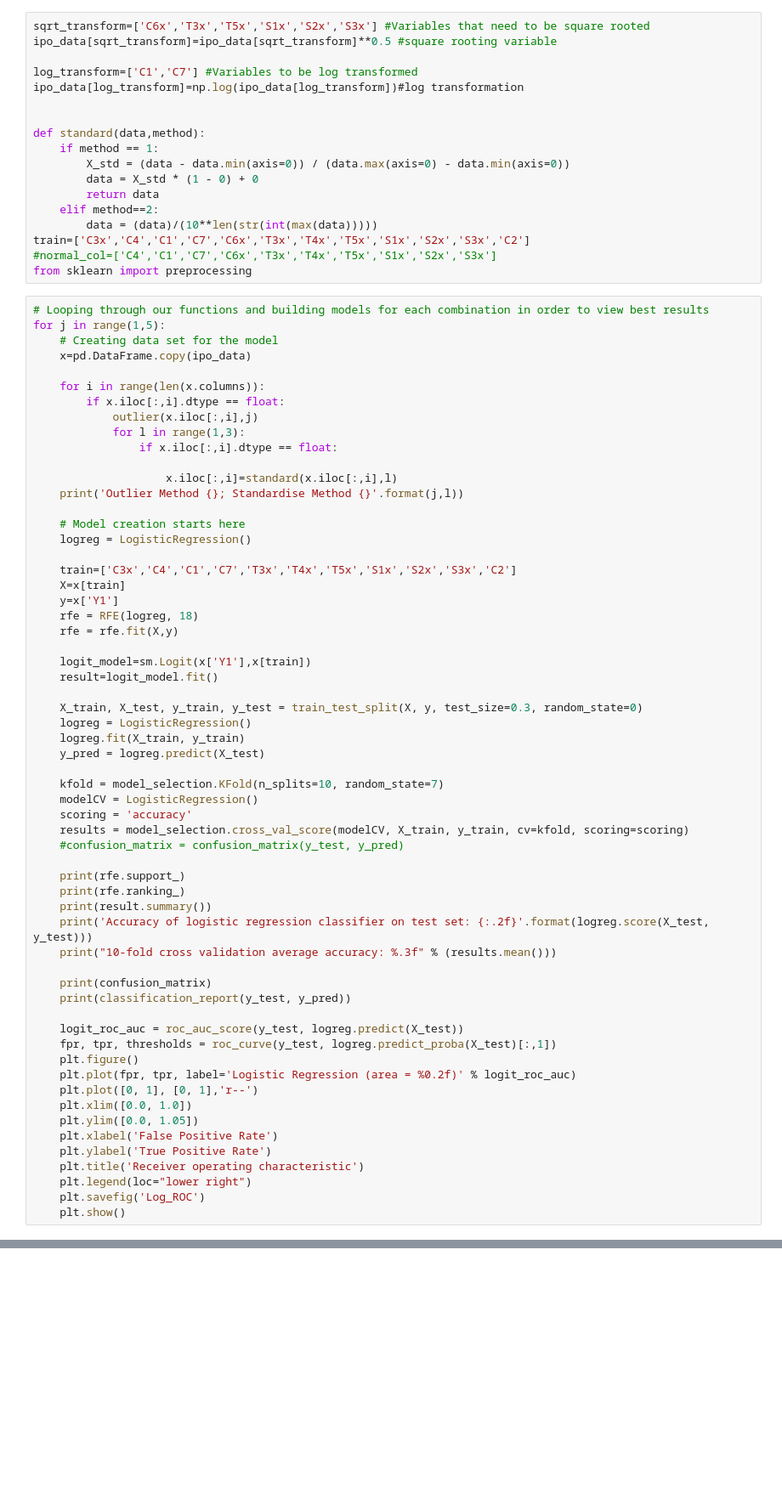
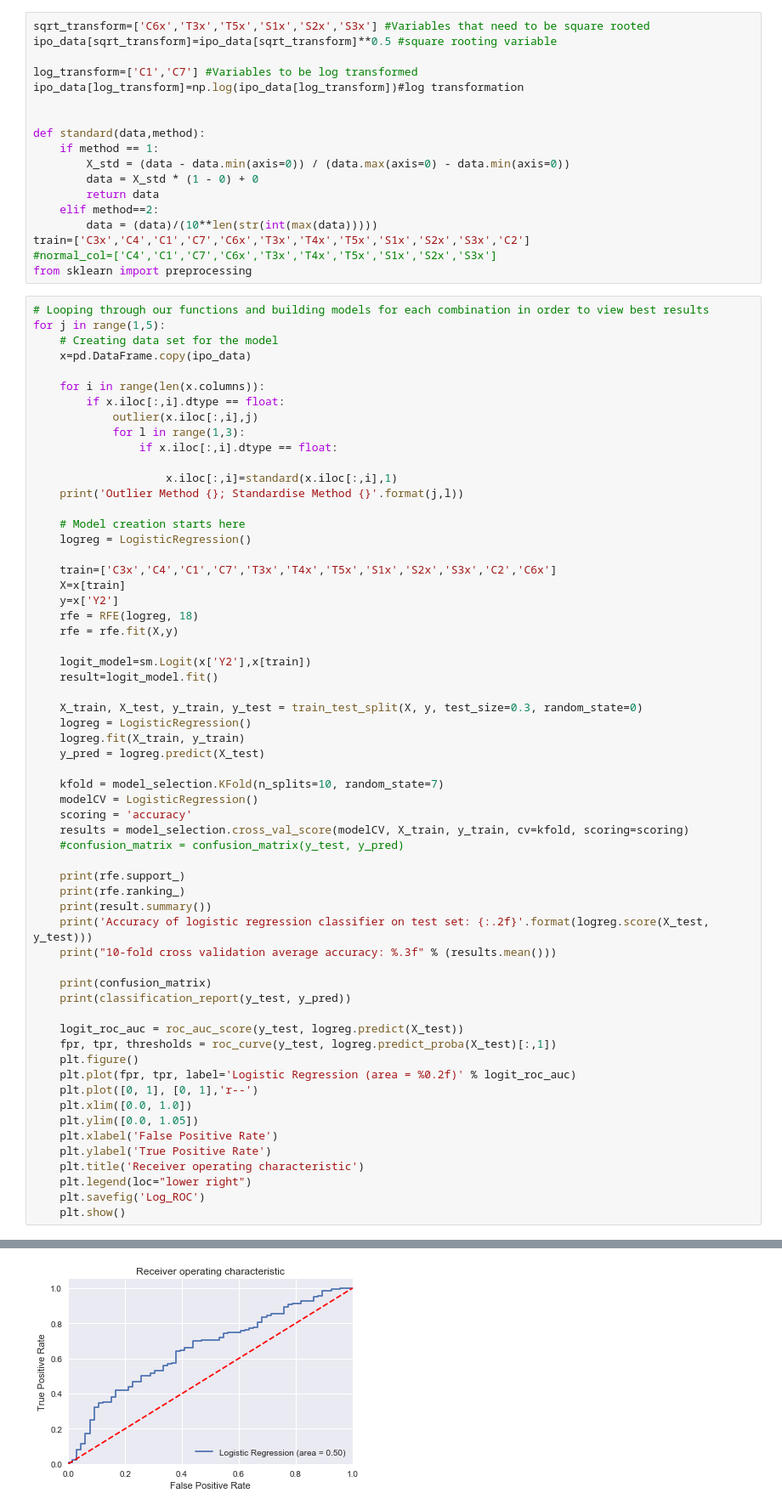
Before and after one commit to ConorFeeney/IS540-Code, a Jupyter notebook: Scratch Files/Scratch Log Model.ipynb, the cells around one changed output, grey strips where cells are left out. Shown at 85% size. Cells and saved outputs as stored; diff of their text form; blank space fills up the shorter version.

```diff
--- a/Scratch Files/Scratch Log Model.ipynb
+++ b/Scratch Files/Scratch Log Model.ipynb
@@ -133,19 +133,19 @@ for j in range(1,5):
             for l in range(1,3):
                 if x.iloc[:,i].dtype == float:
 
-                    x.iloc[:,i]=standard(x.iloc[:,i],l)
+                    x.iloc[:,i]=standard(x.iloc[:,i],1)
     print('Outlier Method {}; Standardise Method {}'.format(j,l))
 
     # Model creation starts here
     logreg = LogisticRegression()
 
-    train=['C3x','C4','C1','C7','T3x','T4x','T5x','S1x','S2x','S3x','C2']
+    train=['C3x','C4','C1','C7','T3x','T4x','T5x','S1x','S2x','S3x','C2','C6x']
     X=x[train]
-    y=x['Y1']
+    y=x['Y2']
     rfe = RFE(logreg, 18)
     rfe = rfe.fit(X,y)
 
-    logit_model=sm.Logit(x['Y1'],x[train])
+    logit_model=sm.Logit(x['Y2'],x[train])
     result=logit_model.fit()
 
     X_train, X_test, y_train, y_test = train_test_split(X, y, test_size=0.3, random_state=0)
@@ -209,0 +210 @@ Outlier Method 1; Standardise Method 2
+[figure, added]
```
Also changed, not shown: parts of 2 cells of this notebook, 4 other files.
